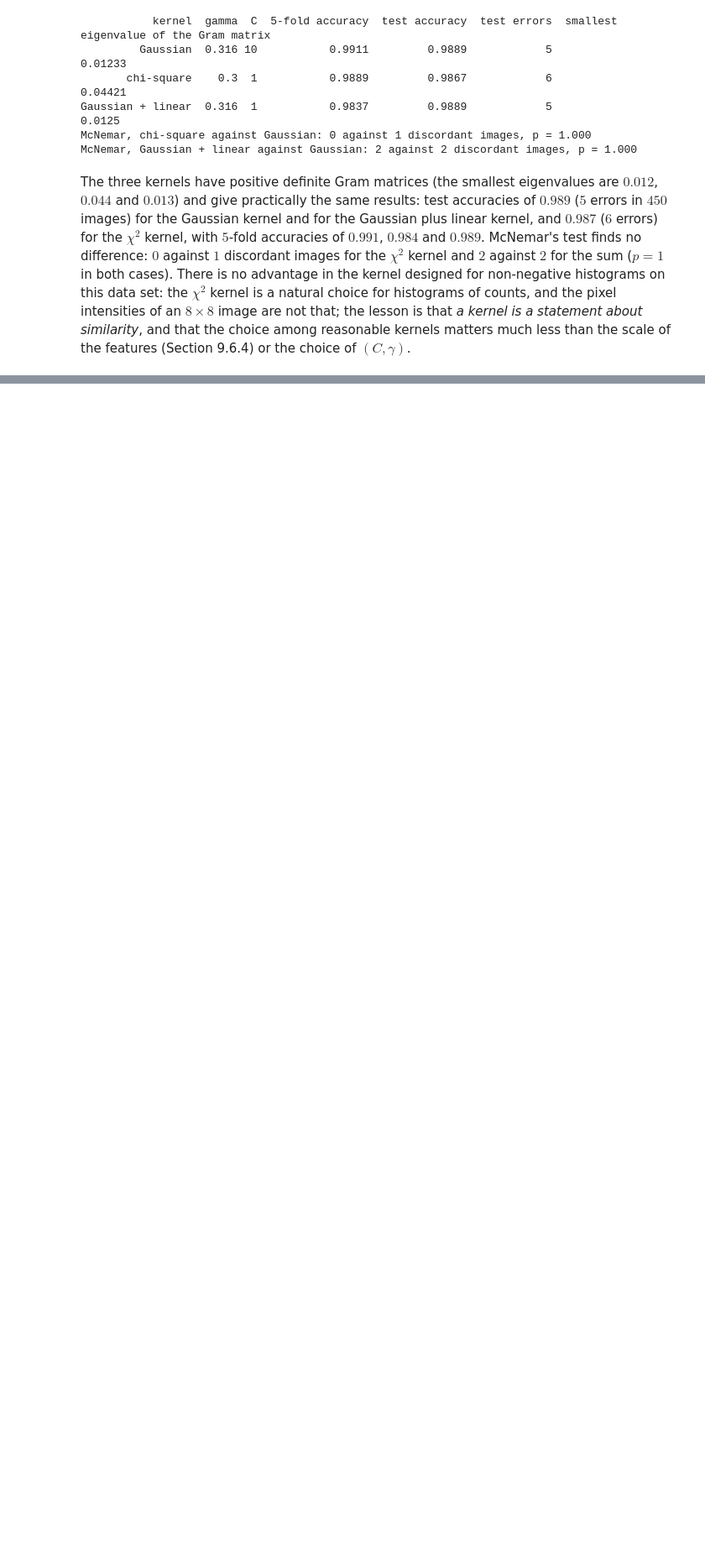
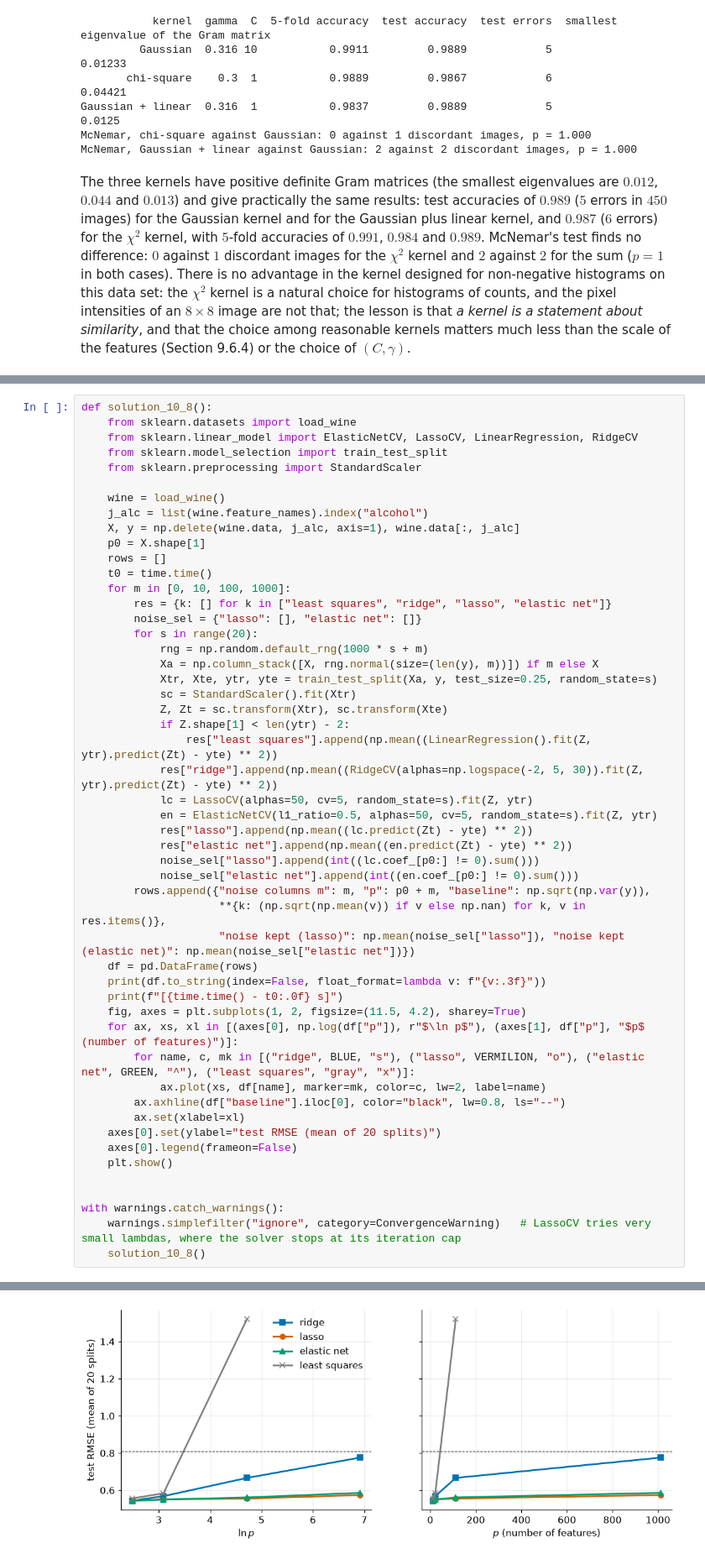
Before and after one commit to Brosss98/machine-learning-with-python-book, a Jupyter notebook: appendices/appendix_c_solutions.ipynb, the cells around one changed output, grey strips where cells are left out. Shown at 84% size. Saved outputs shown, nothing was run; the diff lists cells and outputs as text; blank space fills up the shorter version.

```diff
--- a/appendices/appendix_c_solutions.ipynb
+++ b/appendices/appendix_c_solutions.ipynb
@@ -3135,0 +3328,52 @@ The three kernels have positive definite Gram matrices (the smallest eigenvalues
+# %%
+def solution_10_8():
+    from sklearn.datasets import load_wine
+    from sklearn.linear_model import ElasticNetCV, LassoCV, LinearRegression, RidgeCV
+    from sklearn.model_selection import train_test_split
+    from sklearn.preprocessing import StandardScaler
+
+    wine = load_wine()
+    j_alc = list(wine.feature_names).index("alcohol")
+    X, y = np.delete(wine.data, j_alc, axis=1), wine.data[:, j_alc]
+    p0 = X.shape[1]
+    rows = []
+    t0 = time.time()
+    for m in [0, 10, 100, 1000]:
+        res = {k: [] for k in ["least squares", "ridge", "lasso", "elastic net"]}
+        noise_sel = {"lasso": [], "elastic net": []}
+        for s in range(20):
+            rng = np.random.default_rng(1000 * s + m)
+            Xa = np.column_stack([X, rng.normal(size=(len(y), m))]) if m else X
+            Xtr, Xte, ytr, yte = train_test_split(Xa, y, test_size=0.25, random_state=s)
+            sc = StandardScaler().fit(Xtr)
+            Z, Zt = sc.transform(Xtr), sc.transform(Xte)
+            if Z.shape[1] < len(ytr) - 2:
+                res["least squares"].append(np.mean((LinearRegression().fit(Z, ytr).predict(Zt) - yte) ** 2))
+            res["ridge"].append(np.mean((RidgeCV(alphas=np.logspace(-2, 5, 30)).fit(Z, ytr).predict(Zt) - yte) ** 2))
+            lc = LassoCV(alphas=50, cv=5, random_state=s).fit(Z, ytr)
+            en = ElasticNetCV(l1_ratio=0.5, alphas=50, cv=5, random_state=s).fit(Z, ytr)
+            res["lasso"].append(np.mean((lc.predict(Zt) - yte) ** 2))
+            res["elastic net"].append(np.mean((en.predict(Zt) - yte) ** 2))
+            noise_sel["lasso"].append(int((lc.coef_[p0:] != 0).sum()))
+            noise_sel["elastic net"].append(int((en.coef_[p0:] != 0).sum()))
+        rows.append({"noise columns m": m, "p": p0 + m, "baseline": np.sqrt(np.var(y)),
+                     **{k: (np.sqrt(np.mean(v)) if v else np.nan) for k, v in res.items()},
+                     "noise kept (lasso)": np.mean(noise_sel["lasso"]), "noise kept (elastic net)": np.mean(noise_sel["elastic net"])})
+    df = pd.DataFrame(rows)
+    print(df.to_string(index=False, float_format=lambda v: f"{v:.3f}"))
+    print(f"[{time.time() - t0:.0f} s]")
+    fig, axes = plt.subplots(1, 2, figsize=(11.5, 4.2), sharey=True)
+    for ax, xs, xl in [(axes[0], np.log(df["p"]), r"$\ln p$"), (axes[1], df["p"], "$p$ (number of features)")]:
+        for name, c, mk in [("ridge", BLUE, "s"), ("lasso", VERMILION, "o"), ("elastic net", GREEN, "^"), ("least squares", "gray", "x")]:
+            ax.plot(xs, df[name], marker=mk, color=c, lw=2, label=name)
+        ax.axhline(df["baseline"].iloc[0], color="black", lw=0.8, ls="--")
+        ax.set(xlabel=xl)
+    axes[0].set(ylabel="test RMSE (mean of 20 splits)")
+    axes[0].legend(frameon=False)
+    plt.show()
+
+
+with warnings.catch_warnings():
+    warnings.simplefilter("ignore", category=ConvergenceWarning)   # LassoCV tries very small lambdas, where the solver stops at its iteration cap
+    solution_10_8()
+# %% [output]
@@ -3135,0 +3386 @@ The three kernels have positive definite Gram matrices (the smallest eigenvalues
+[figure, added]
```
Also changed, not shown: parts of 13 cells of this notebook, 11 other files.
